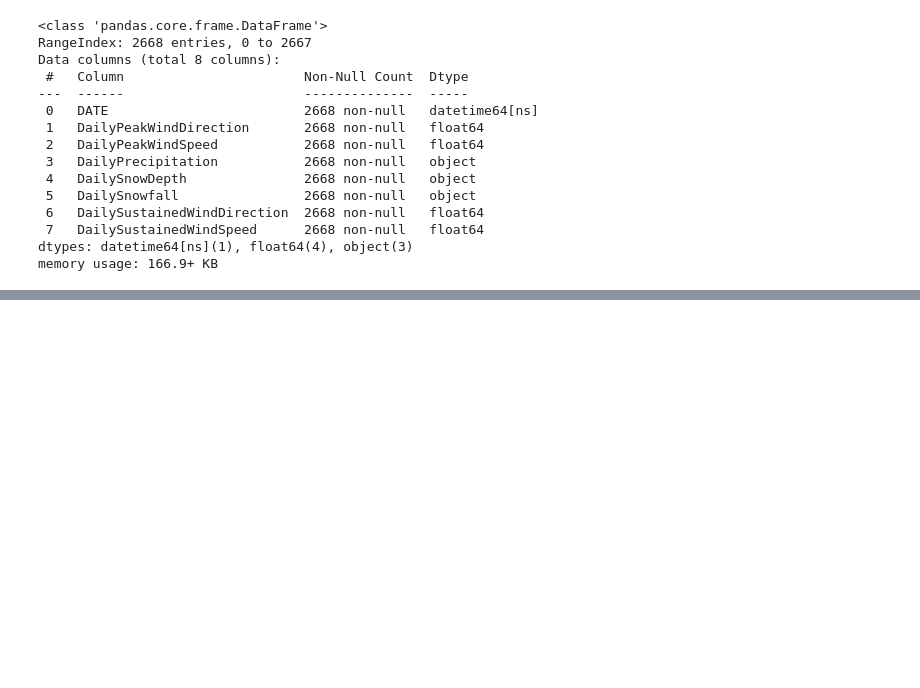
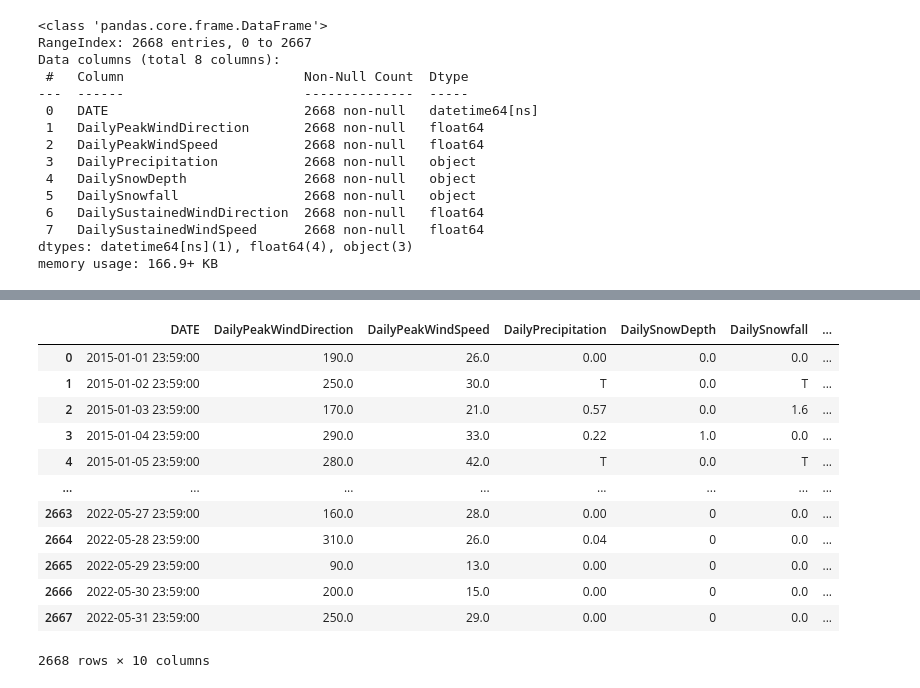
Before and after one commit to connerdekok/Albany_New_York_Weather, a Jupyter notebook: new_york.ipynb, the cells around one changed output, grey strips where cells are left out. Drawn from its saved outputs; the diff is of its cells as text; code cells hidden in the pictures; blank space fills up the shorter version.

```diff
--- a/new_york.ipynb
+++ b/new_york.ipynb
@@ -62,0 +81,22 @@ ny_weather_clean_sorted_df.head(500)
+# %%
+# Create a new column 'Year' by extracting the year from the 'Date' column
+
+ny_weather_clean_sorted_df['Year'] = ny_weather_clean_sorted_df['DATE'].dt.year
+
+ny_weather_clean_sorted_df['Month'] = ny_weather_clean_sorted_df['DATE'].dt.month
+
+ny_weather_clean_sorted_df
+# %% [output]
+|  | DATE | DailyPeakWindDirection | DailyPeakWindSpeed | DailyPrecipitation | DailySnowDepth | DailySnowfall | ... |
+| 0 | 2015-01-01 23:59:00 | 190.0 | 26.0 | 0.00 | 0.0 | 0.0 | ... |
+| 1 | 2015-01-02 23:59:00 | 250.0 | 30.0 | T | 0.0 | T | ... |
+| 2 | 2015-01-03 23:59:00 | 170.0 | 21.0 | 0.57 | 0.0 | 1.6 | ... |
+| 3 | 2015-01-04 23:59:00 | 290.0 | 33.0 | 0.22 | 1.0 | 0.0 | ... |
+| 4 | 2015-01-05 23:59:00 | 280.0 | 42.0 | T | 0.0 | T | ... |
+| ... | ... | ... | ... | ... | ... | ... | ... |
+| 2663 | 2022-05-27 23:59:00 | 160.0 | 28.0 | 0.00 | 0 | 0.0 | ... |
+| 2664 | 2022-05-28 23:59:00 | 310.0 | 26.0 | 0.04 | 0 | 0.0 | ... |
+| 2665 | 2022-05-29 23:59:00 | 90.0 | 13.0 | 0.00 | 0 | 0.0 | ... |
+| 2666 | 2022-05-30 23:59:00 | 200.0 | 15.0 | 0.00 | 0 | 0.0 | ... |
+| 2667 | 2022-05-31 23:59:00 | 250.0 | 29.0 | 0.00 | 0 | 0.0 | ... |
+2668 rows × 10 columns
```
Also changed, not shown: parts of 6 cells of this notebook.
